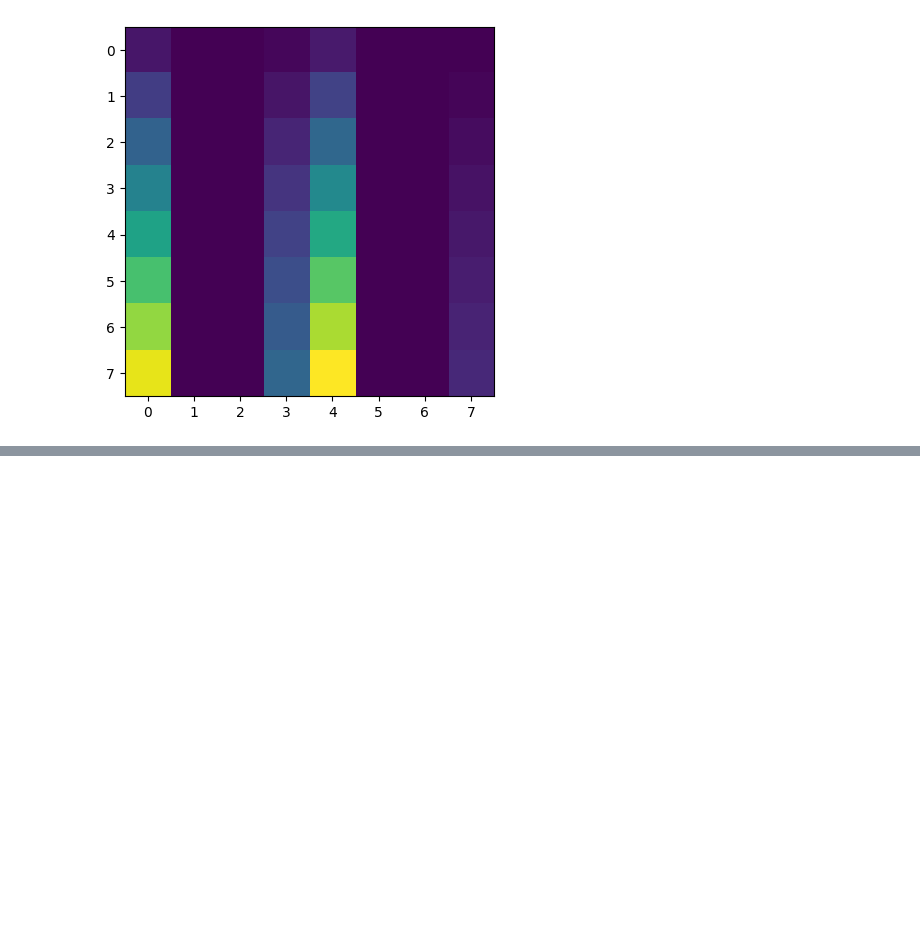
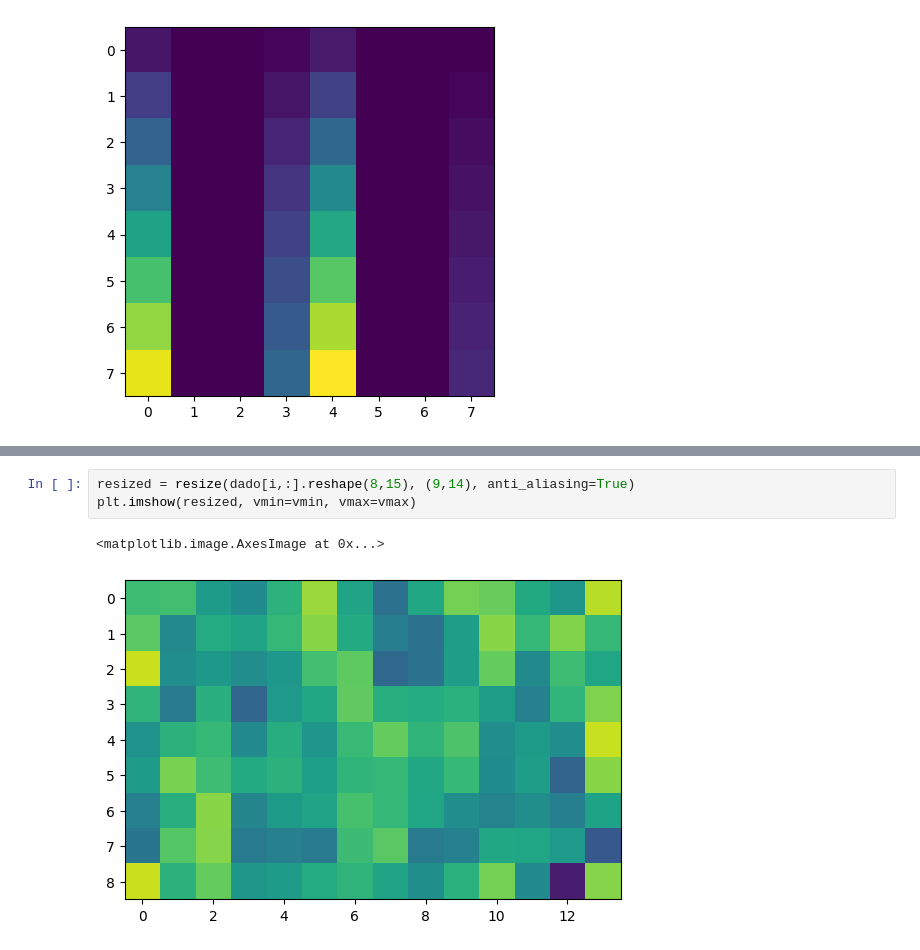
Before and after one commit to lcanudas/hd-EMG-dataset-merge, a Jupyter notebook: notebooks/funções_imagem.ipynb, the cells around one changed output, grey strips where cells are left out. Drawn from its saved outputs; the diff is of its cells as text; blank space fills up the shorter version.

```diff
--- a/notebooks/funções_imagem.ipynb
+++ b/notebooks/funções_imagem.ipynb
@@ -120,0 +136,6 @@ plt.imshow(emg[:,0].reshape(9,14))
+# %%
+resized = resize(dado[i,:].reshape(8,15), (9,14), anti_aliasing=True)
+plt.imshow(resized, vmin=vmin, vmax=vmax)
+# %% [output]
+<matplotlib.image.AxesImage at 0x...>
+[figure, added]
```
Also changed, not shown: parts of 2 cells of this notebook, 4 other files.
